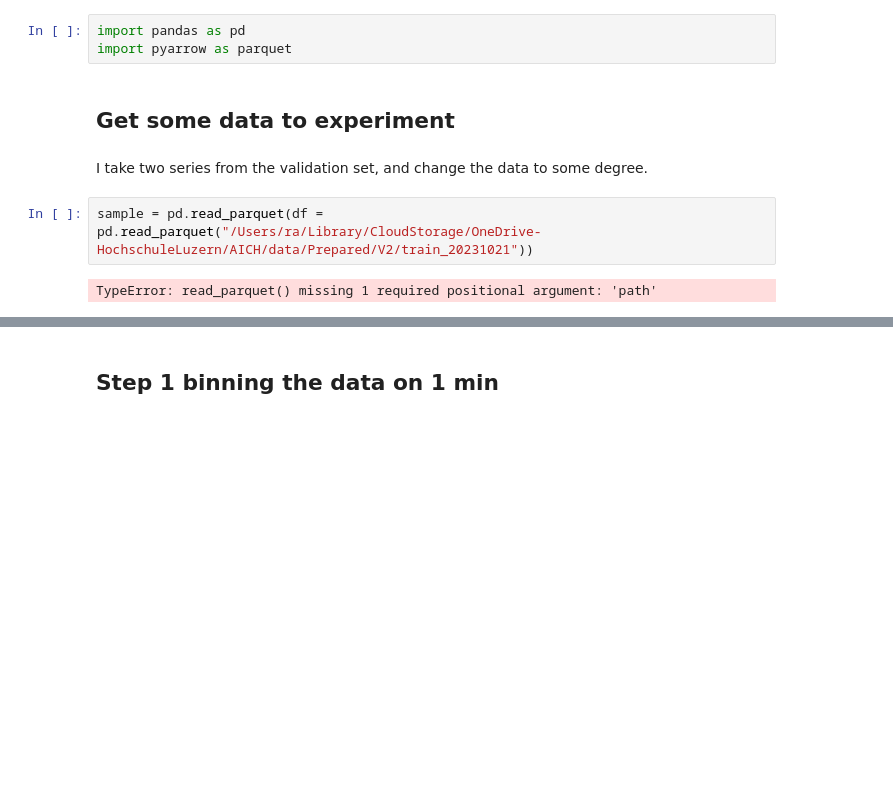
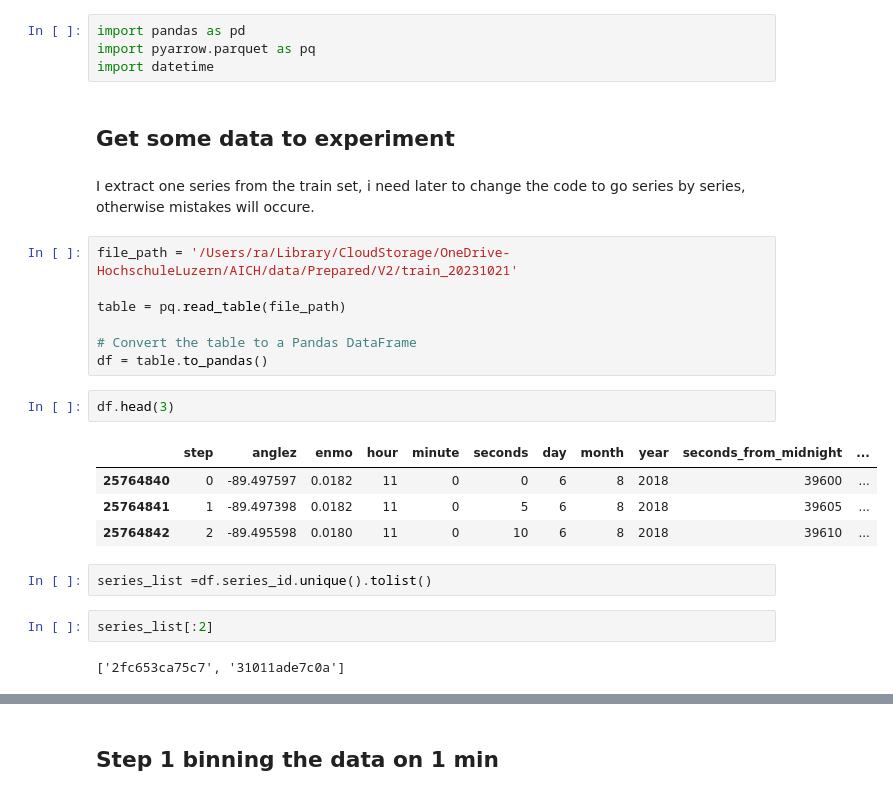
Before and after one commit to cedrege/AICH, a Jupyter notebook: code/rule-based-step.ipynb, the cells around one changed output, grey strips where cells are left out. Saved outputs shown, nothing was run; the diff lists cells and outputs as text; blank space fills up the shorter version.

```diff
--- a/code/rule-based-step.ipynb
+++ b/code/rule-based-step.ipynb
@@ -1,11 +1,28 @@
 # %%
 import pandas as pd
-import pyarrow as parquet
+import pyarrow.parquet as pq
+import datetime
 # %% [markdown]
 ## Get some data to experiment
-# %% [markdown]
-I take two series from the validation set, and change the data to some degree.
+# %% [markdown]
+I extract one series from the train set, i need later to change the code to go series by series, otherwise mistakes will occure.
 # %%
-sample = pd.read_parquet(df = pd.read_parquet("/Users/ra/Library/CloudStorage/OneDrive-HochschuleLuzern/AICH/data/Prepared/V2/train_20231021"))
+file_path = '/Users/ra/Library/CloudStorage/OneDrive-HochschuleLuzern/AICH/data/Prepared/V2/train_20231021'
+
+table = pq.read_table(file_path)
+
+# Convert the table to a Pandas DataFrame
+df = table.to_pandas()
-# %% [output]
-TypeError: read_parquet() missing 1 required positional argument: 'path'
+# %%
+df.head(3)
+# %% [output]
+|  | step | anglez | enmo | hour | minute | seconds | day | month | year | seconds_from_midnight | ... |
+| 25764840 | 0 | -89.497597 | 0.0182 | 11 | 0 | 0 | 6 | 8 | 2018 | 39600 | ... |
+| 25764841 | 1 | -89.497398 | 0.0182 | 11 | 0 | 5 | 6 | 8 | 2018 | 39605 | ... |
+| 25764842 | 2 | -89.495598 | 0.0180 | 11 | 0 | 10 | 6 | 8 | 2018 | 39610 | ... |
+# %%
+series_list =df.series_id.unique().tolist()
+# %%
+series_list[:2]
+# %% [output]
+['2fc653ca75c7', '31011ade7c0a']
```
Also changed, not shown: parts of 36 cells of this notebook.
